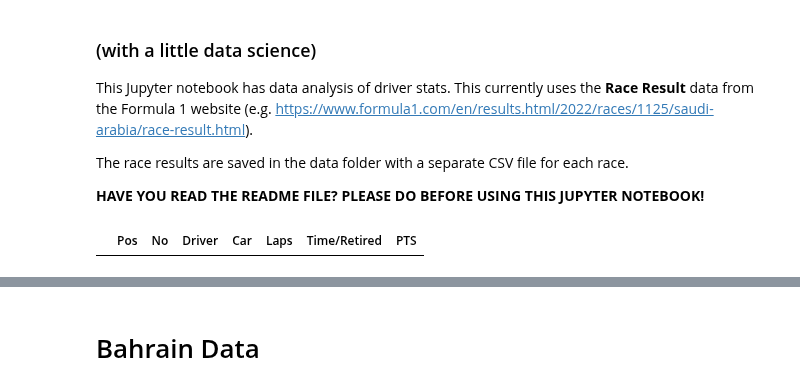
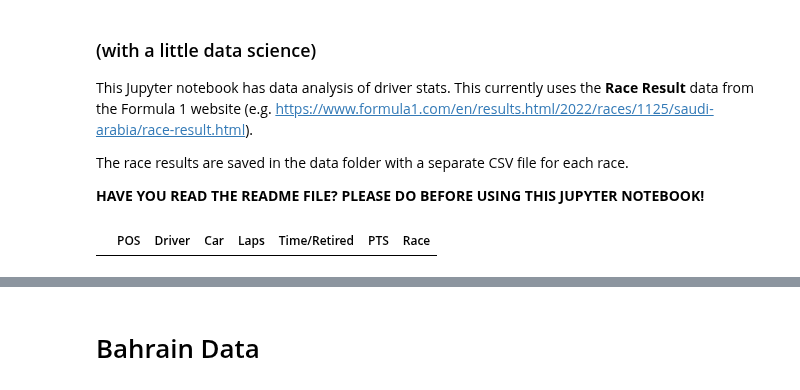
Before and after one commit to JB-26/f1-2022-analysis, a Jupyter notebook: analysis.ipynb, the cells around one changed output, grey strips where cells are left out. Saved outputs shown, nothing was run; the diff lists cells and outputs as text; code cells hidden in the pictures.

Commit message:
Compiled race results

```diff
--- a/analysis.ipynb
+++ b/analysis.ipynb
@@ -20,11 +23,11 @@ cf.go_offline() #allows to use cufflinks offline
 # %%
 # dataframe for all race data
 race_results = pd.DataFrame()
 
-race_results = race_results.assign(Pos = '', No = '', Driver = '', Car = '', Laps = '', Time = '', PTS = '')
+race_results = race_results.assign(POS = '', Driver = '', Car = '', Laps = '', Time = '', PTS = '', Race = '')
 # rename the column header
 race_results.columns = race_results.columns.str.replace('Time', 'Time/Retired')
 
 race_results.head()
 # %% [output]
-|  | Pos | No | Driver | Car | Laps | Time/Retired | PTS |
+|  | POS | Driver | Car | Laps | Time/Retired | PTS | Race |
```
Also changed, not shown: parts of 10 cells of this notebook, 1 other file.
